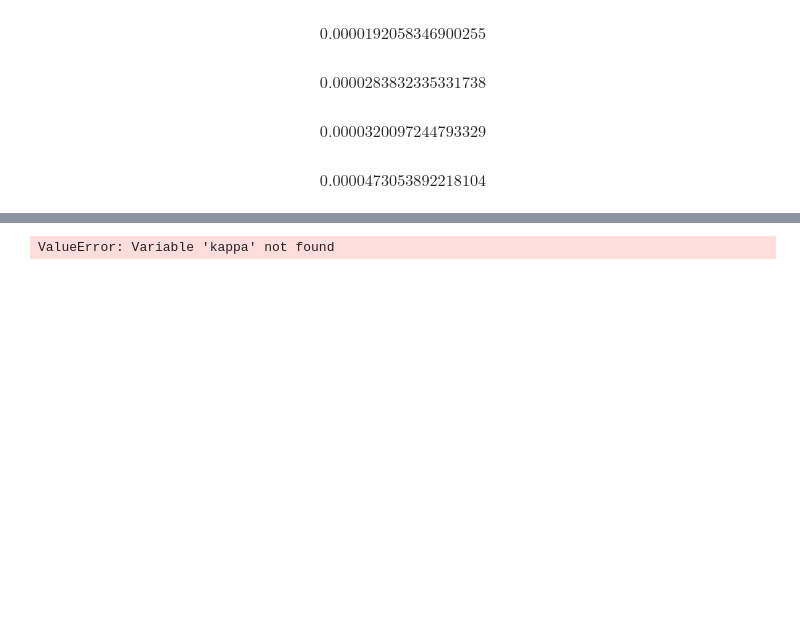
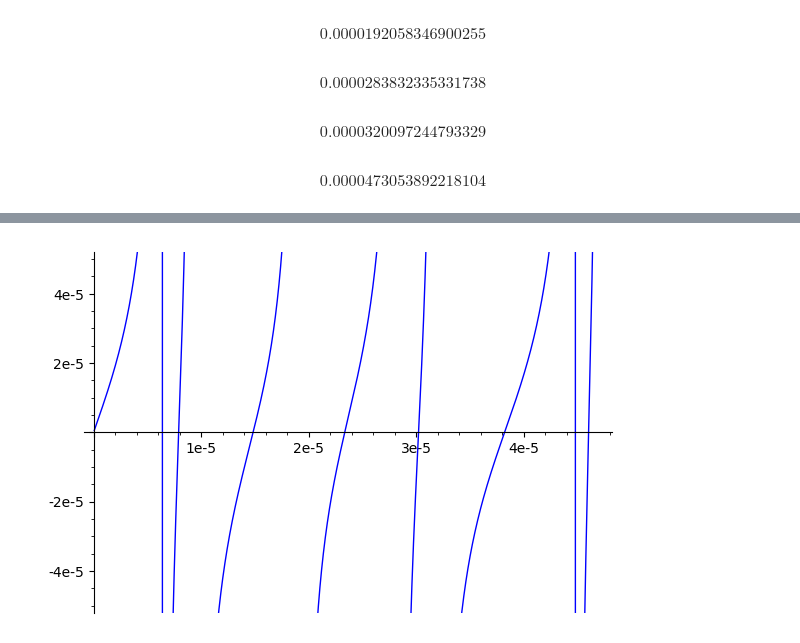
Before and after one commit to daju1/test, a Jupyter notebook: cylinder_two_level_dielectric.ipynb, the cells around one changed output, grey strips where cells are left out. Cells and saved outputs as stored; diff of their text form; code cells hidden in the pictures; blank space fills up the shorter version.

```diff
--- a/cylinder_two_level_dielectric.ipynb
+++ b/cylinder_two_level_dielectric.ipynb
@@ -426,3 +480,6 @@ M_det_num = M_det.numerator()
+# %%
+for m in [0,1]:
+    M_det_num = (M_det_num/bessel_J(m,kappa * rh)).full_simplify ().expand ()
 # %%
 M_det_num
 # %% [output]
@@ -429,0 +487,3 @@ M_det_num
+# %%
+for i in range(n_layers):
+    M_det_num = (M_det_num/(k [i]*cos(h*k[i]))).full_simplify ().expand ()
@@ -430,5 +494,5 @@ M_det_num
 # %%
-disp_eq = M_det == 0
+disp_eq = M_det_num == 0
 # %%
 disp_eq
 # %% [output]
@@ -493,4 +557,8 @@ digit_values = [a == 12, mu[0] == 1, mu[1] == 1, epsilon[0] == 2.468^2, epsilon[
 c_value  = [ c == 299792458 * 100]
 
 omega_value = [ omega  == ((2*pi * c)/ lambda_d).subs (c_value) ]
+# %%
+epsilon_d = []
+for i in range(n_layers):
+    epsilon_d += [epsilon[i].subs(digit_values)]
 # %%
@@ -582,11 +650,12 @@ disp_eq_s.lhs ().subs(h  == disp_eq_brakes [0] + lambda_d/64)
 # %%
 p = sage.plot.graphics.Graphics()
-ylim = 100000*5
+ylim = 5*10^-5
 xeps = lambda_d/1024
 p += plot(disp_eq_s.lhs(), xeps, disp_eq_brakes[0])
-for i in range(len(disp_eq_brakes)-1):   p += plot (disp_eq_s.lhs(), disp_eq_brakes[i] + xeps, disp_eq_brakes[i+1] - xeps, ymin = -ylim, ymax = ylim)
+for i in range(len(disp_eq_brakes)-1):
+    p += plot (disp_eq_s.lhs(), disp_eq_brakes[i] + xeps, disp_eq_brakes[i+1] - xeps, ymin = -ylim, ymax = ylim)
 
 p.show()
 # %% [output]
-ValueError: Variable 'kappa' not found
+[figure, added]
 # %%
```
Also changed, not shown: parts of 44 cells of this notebook.
